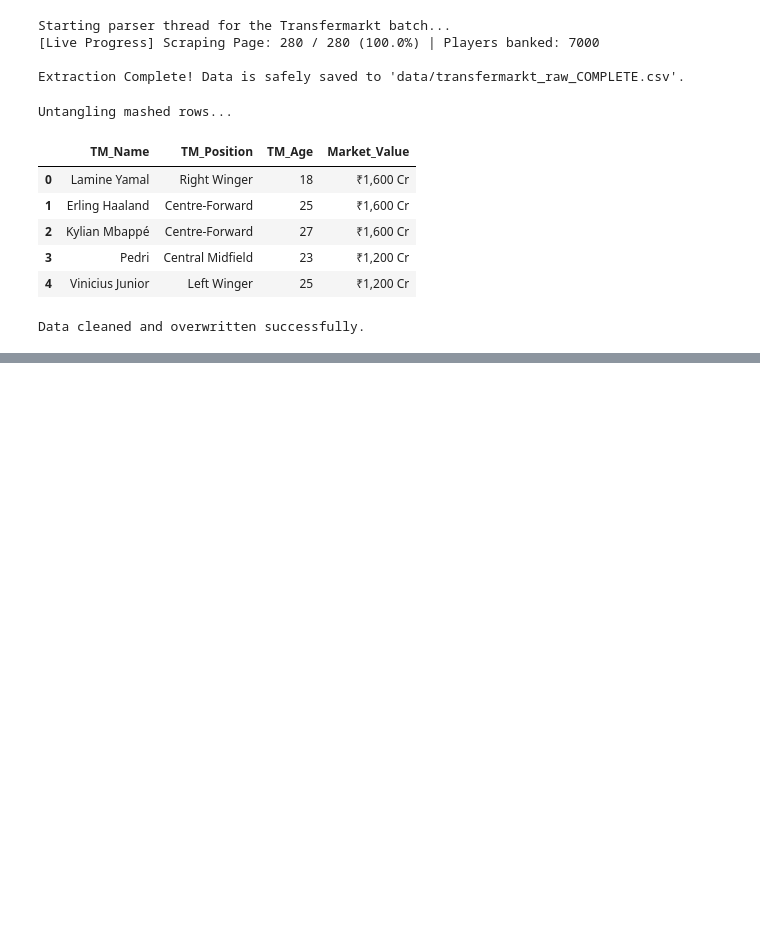
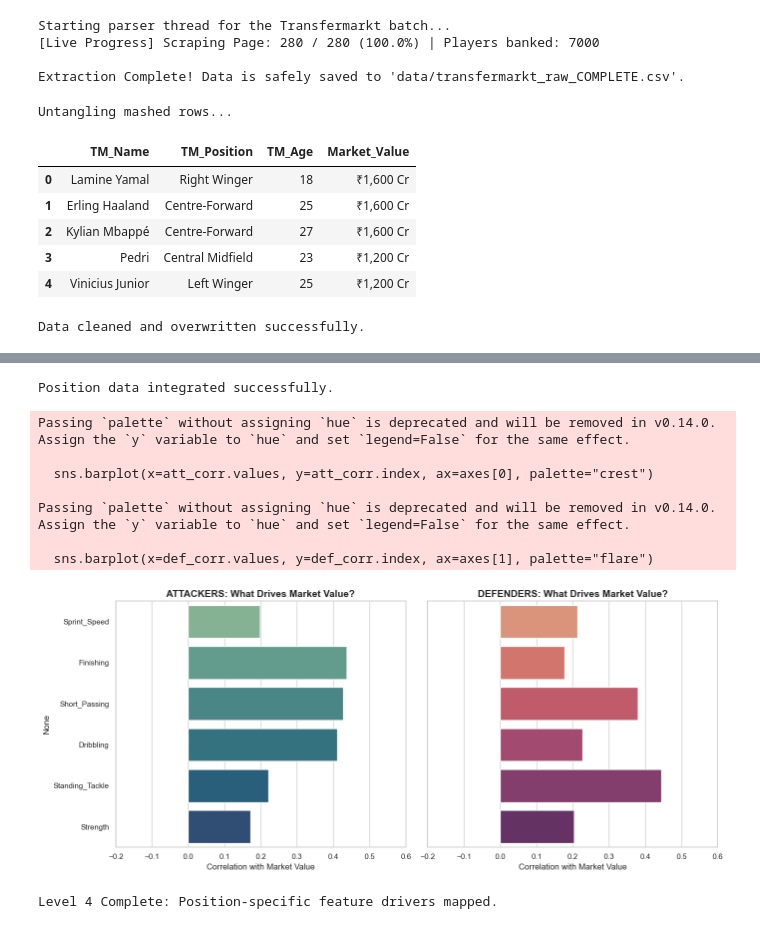
Before and after one commit to Ashwynkumar16/whatif_simulator, a Jupyter notebook: main.ipynb, the cells around one changed output, grey strips where cells are left out. Cells and saved outputs as stored; diff of their text form; code cells hidden in the pictures; blank space fills up the shorter version.

```diff
--- a/main.ipynb
+++ b/main.ipynb
@@ -602,0 +744,72 @@ The master dataset is saved to 'data/UNIFIED_ML_DATASET.csv'.
+# %%
+# EDA Level 4 : Position-Specific Economics
+
+df_raw = pd.read_csv("data/sofifa_raw_data_COMPLETE.csv")
+
+# Extract the position string located just before the age (e.g., "| CB | 29y.o.")
+df_raw['Raw_Position'] = df_raw['Raw_Card_Text'].str.extract(r'\|\s*([A-Z\s]+)\s*\|\s*\d{2}y\.o\.')
+
+# Merge it safely into our clean ML dataset using the URL key
+df = df.merge(df_raw[['URL', 'Raw_Position']], on='URL', how='left')
+
+def categorize_position(pos_str):
+    if pd.isna(pos_str): return 'Unknown'
+    pos = str(pos_str).upper()
+    # Categorize based on standard football acronyms
+    if any(x in pos for x in ['CB', 'LB', 'RB', 'LWB', 'RWB']):
+        return 'Defender'
+    elif any(x in pos for x in ['ST', 'CF', 'RW', 'LW']):
+        return 'Attacker'
+    elif any(x in pos for x in ['CM', 'CDM', 'CAM', 'RM', 'LM']):
+        return 'Midfielder'
+    elif 'GK' in pos:
+        return 'Goalkeeper'
+    return 'Unknown'
+
+df['Broad_Position'] = df['Raw_Position'].apply(categorize_position)
+
+# Save the dataset so the new Position feature is ready for XGBoost training
+df.to_csv("data/UNIFIED_ML_DATASET.csv", index=False)
+print("Position data integrated successfully.")
+# %% [output]
+Position data integrated successfully.
+# %%
+# Isolate the two extreme ends of the pitch
+attackers = df[df['Broad_Position'] == 'Attacker']
+defenders = df[df['Broad_Position'] == 'Defender']
+
+features = ['Sprint_Speed', 'Finishing', 'Short_Passing', 'Dribbling', 'Standing_Tackle', 'Strength']
+
+# Calculating correlation strictly against Log Market Value for each group
+att_corr = attackers[features + ['Log_Target_Value_EUR']].corr()['Log_Target_Value_EUR'].drop('Log_Target_Value_EUR')
+def_corr = defenders[features + ['Log_Target_Value_EUR']].corr()['Log_Target_Value_EUR'].drop('Log_Target_Value_EUR')
+
+# Plotting the Side-by-Side Reality
+fig, axes = plt.subplots(1, 2, figsize=(14, 6), sharey=True)
+
+# Attackers Chart
+sns.barplot(x=att_corr.values, y=att_corr.index, ax=axes[0], palette="crest")
+axes[0].set_title("ATTACKERS: What Drives Market Value?", fontsize=14, fontweight='bold')
+axes[0].set_xlabel("Correlation with Market Value")
+axes[0].set_xlim(-0.2, 0.6)
+
+# Defenders Chart
+sns.barplot(x=def_corr.values, y=def_corr.index, ax=axes[1], palette="flare")
+axes[1].set_title("DEFENDERS: What Drives Market Value?", fontsize=14, fontweight='bold')
+axes[1].set_xlabel("Correlation with Market Value")
+axes[1].set_xlim(-0.2, 0.6)
+
+plt.tight_layout()
+plt.show()
+
+print("\nLevel 4 Complete: Position-specific feature drivers mapped.")
+# %% [output]
+Passing `palette` without assigning `hue` is deprecated and will be removed in v0.14.0. Assign the `y` variable to `hue` and set `legend=False` for the same effect.
+
+  sns.barplot(x=att_corr.values, y=att_corr.index, ax=axes[0], palette="crest")
+
+Passing `palette` without assigning `hue` is deprecated and will be removed in v0.14.0. Assign the `y` variable to `hue` and set `legend=False` for the same effect.
+
+  sns.barplot(x=def_corr.values, y=def_corr.index, ax=axes[1], palette="flare")
+[figure, added]
+Level 4 Complete: Position-specific feature drivers mapped.
```
Also changed, not shown: parts of 16 cells of this notebook, 1 other file.
